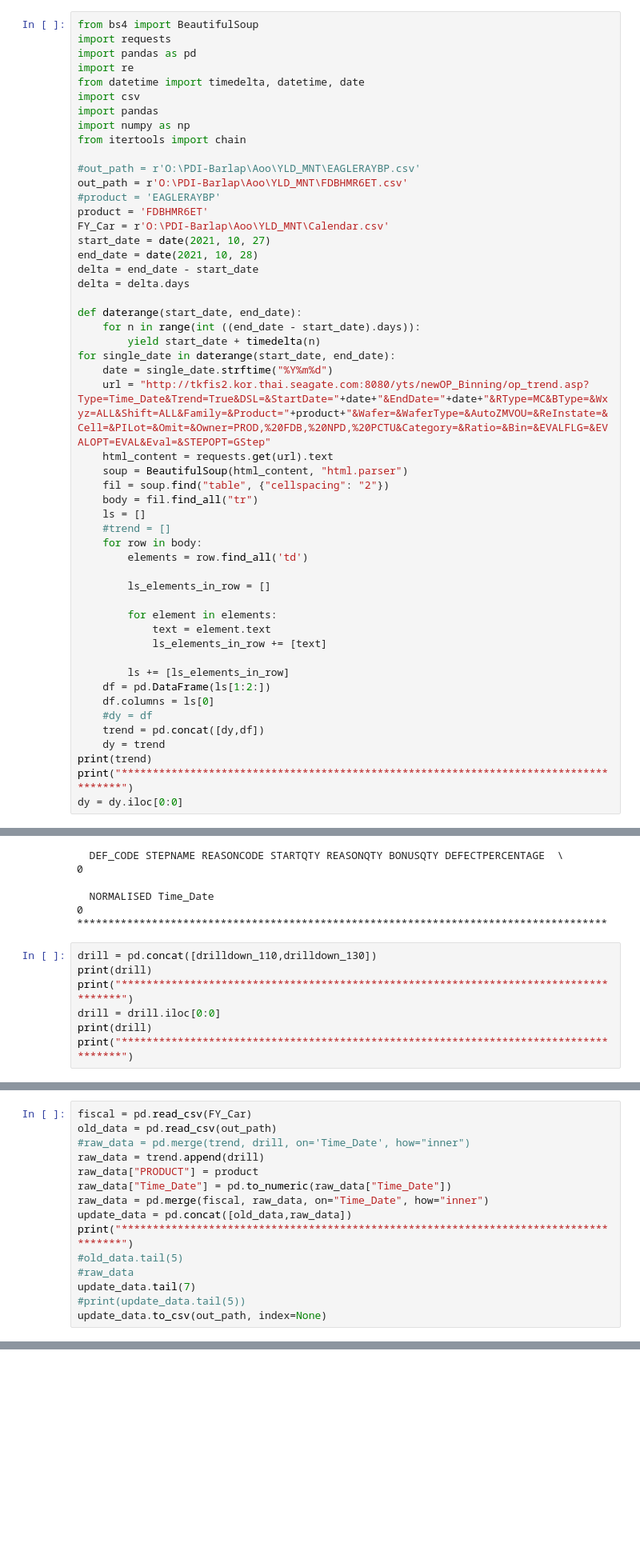
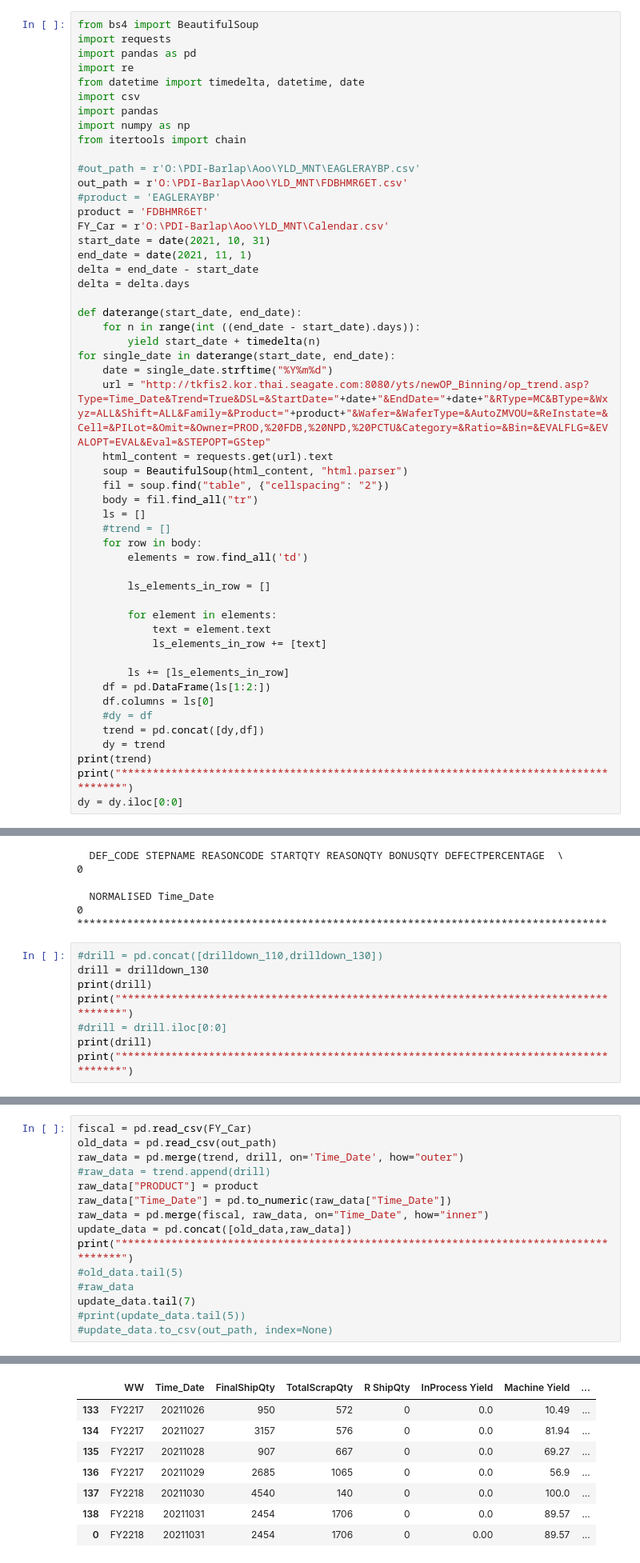
Before and after one commit to KRA-RIT/TEST, a Jupyter notebook: Websc.ipynb, the cells around one changed output, grey strips where cells are left out. Shown: that part at 80% size. Drawn from its saved outputs; the diff is of its cells as text; blank space fills up the shorter version.

```diff
--- a/Websc.ipynb
+++ b/Websc.ipynb
@@ -14,8 +14,8 @@ out_path = r'O:\PDI-Barlap\Aoo\YLD_MNT\FDBHMR6ET.csv'
 #product = 'EAGLERAYBP'
 product = 'FDBHMR6ET'
 FY_Car = r'O:\PDI-Barlap\Aoo\YLD_MNT\Calendar.csv'
-start_date = date(2021, 10, 27)
-end_date = date(2021, 10, 28)
+start_date = date(2021, 10, 31)
+end_date = date(2021, 11, 1)
 delta = end_date - start_date
 delta = delta.days
 
@@ -200,10 +200,11 @@ dy2 = dy2.iloc[0:0]
 0
 *************************************************************************************
 # %%
-drill = pd.concat([drilldown_110,drilldown_130])
+#drill = pd.concat([drilldown_110,drilldown_130])
+drill = drilldown_130
 print(drill)
 print("*************************************************************************************")
-drill = drill.iloc[0:0]
+#drill = drill.iloc[0:0]
 print(drill)
 print("*************************************************************************************")
 # %% [output]
@@ -222,17 +223,25 @@ Index: []
 # %%
 fiscal = pd.read_csv(FY_Car)
 old_data = pd.read_csv(out_path)
-#raw_data = pd.merge(trend, drill, on='Time_Date', how="inner")
-raw_data = trend.append(drill)
+raw_data = pd.merge(trend, drill, on='Time_Date', how="outer")
+#raw_data = trend.append(drill)
 raw_data["PRODUCT"] = product
 raw_data["Time_Date"] = pd.to_numeric(raw_data["Time_Date"])
 raw_data = pd.merge(fiscal, raw_data, on="Time_Date", how="inner")
 update_data = pd.concat([old_data,raw_data])
 print("*************************************************************************************")
 #old_data.tail(5)
 #raw_data
 update_data.tail(7)
 #print(update_data.tail(5))
-update_data.to_csv(out_path, index=None)
+#update_data.to_csv(out_path, index=None)
 # %% [output]
 *************************************************************************************
+|  | WW | Time_Date | FinalShipQty | TotalScrapQty | R ShipQty | InProcess Yield | Machine Yield | ... |
+| 133 | FY2217 | 20211026 | 950 | 572 | 0 | 0.0 | 10.49 | ... |
+| 134 | FY2217 | 20211027 | 3157 | 576 | 0 | 0.0 | 81.94 | ... |
+| 135 | FY2217 | 20211028 | 907 | 667 | 0 | 0.0 | 69.27 | ... |
+| 136 | FY2217 | 20211029 | 2685 | 1065 | 0 | 0.0 | 56.9 | ... |
+| 137 | FY2218 | 20211030 | 4540 | 140 | 0 | 0.0 | 100.0 | ... |
+| 138 | FY2218 | 20211031 | 2454 | 1706 | 0 | 0.0 | 89.57 | ... |
+| 0 | FY2218 | 20211031 | 2454 | 1706 | 0 | 0.00 | 89.57 | ... |
```
Also changed, not shown: parts of 3 cells of this notebook, 3 other files.
